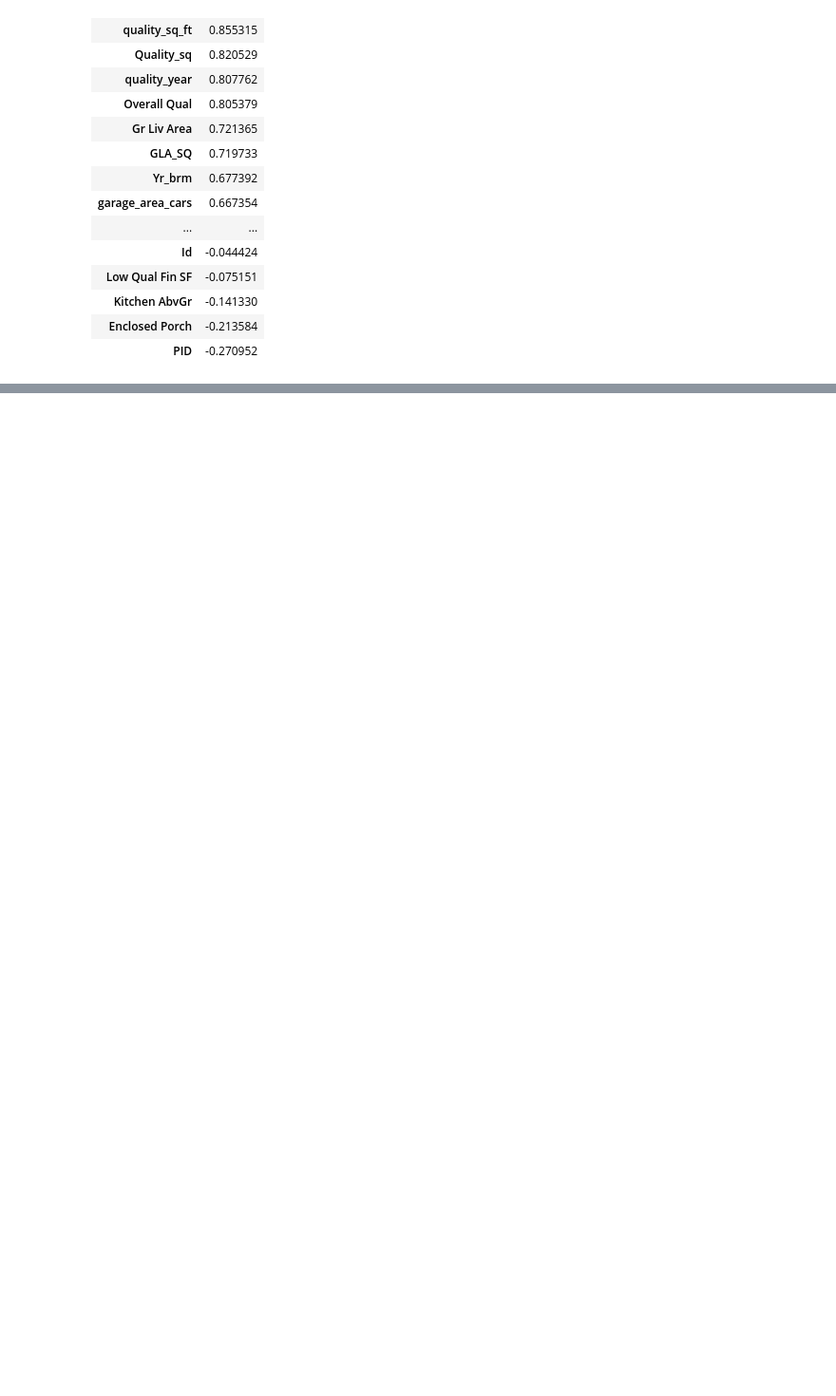
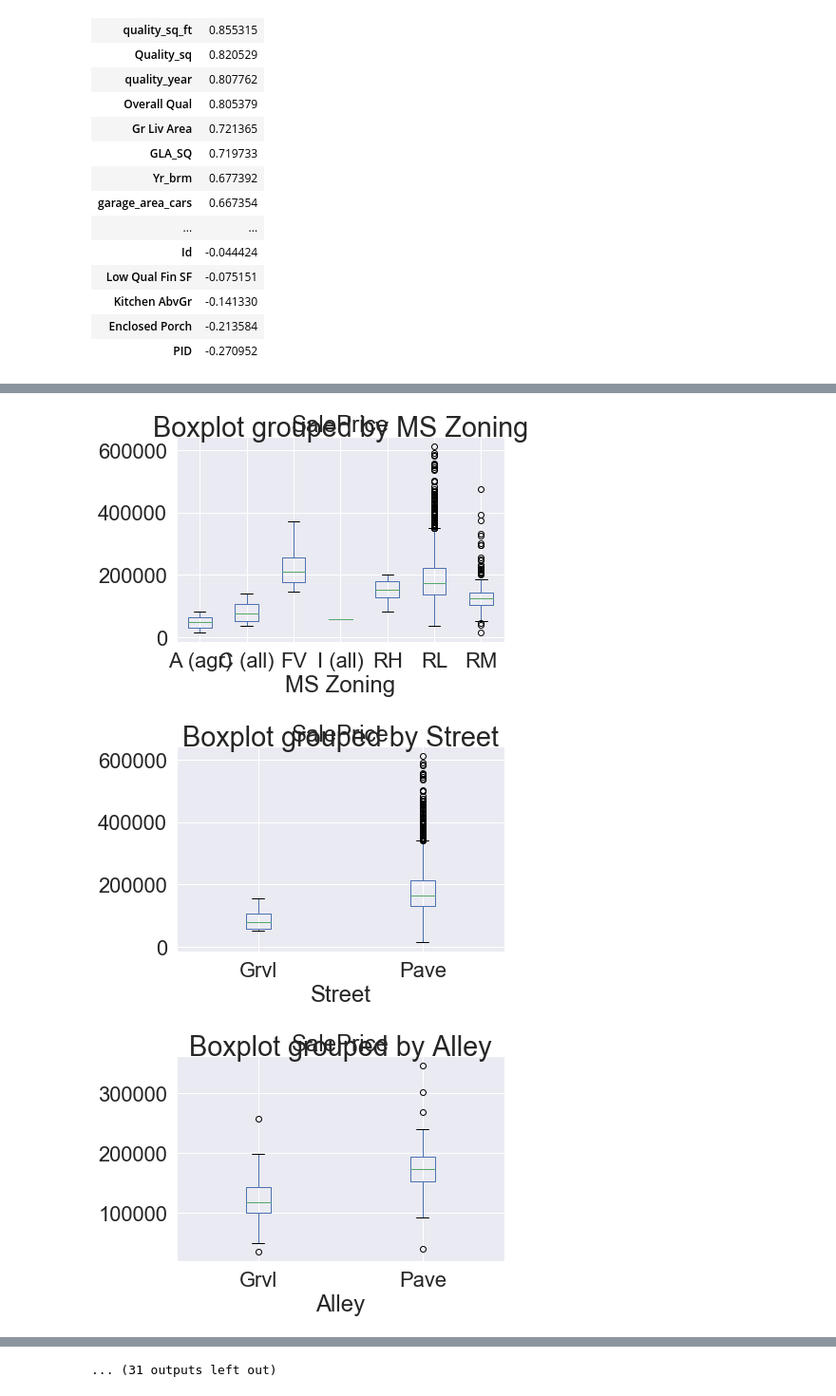
Before and after one commit to pwalesdi/Ames_Housing_Data, a Jupyter notebook: Project_2_Graphs & Relationships.ipynb, the cells around one changed output, grey strips where cells are left out. Shown at 95% size. Drawn from its saved outputs; the diff is of its cells as text; code cells hidden in the pictures; blank space fills up the shorter version.

Commit message:
more graphs and things

```diff
--- a/Project_2_Graphs & Relationships.ipynb
+++ b/Project_2_Graphs & Relationships.ipynb
@@ -20,6 +20,9 @@ ames_test = pd.read_csv('./datasets/test.csv')
 ames_test_1 = pd.read_csv('./datasets/test.csv')
 ames_train_numeric = ames_train._get_numeric_data()
 ames_test_numeric = ames_test._get_numeric_data()
+ames_train_cate = ames_train.select_dtypes(include='object')
+ames_test_cate = ames_train.select_dtypes(include='object')
+Sale = (ames_train['SalePrice'])
 print(ames_train.shape)
 print(ames_test.shape)
 # y = np.log(ames_train['SalePrice'])
@@ -375,0 +373,7 @@ corr_2 = ames_train[[
+# %%
+for col in ames_test_cate.columns:
+    ames_test_cate.boxplot(column='SalePrice', by=col);
+# %% [output]
+[figure, added]
+[figure, added]
+[figure, added]
@@ -375,0 +389 @@ corr_2 = ames_train[[
+... (31 outputs left out)
```
Also changed, not shown: parts of 4 cells of this notebook, 3 other files.
